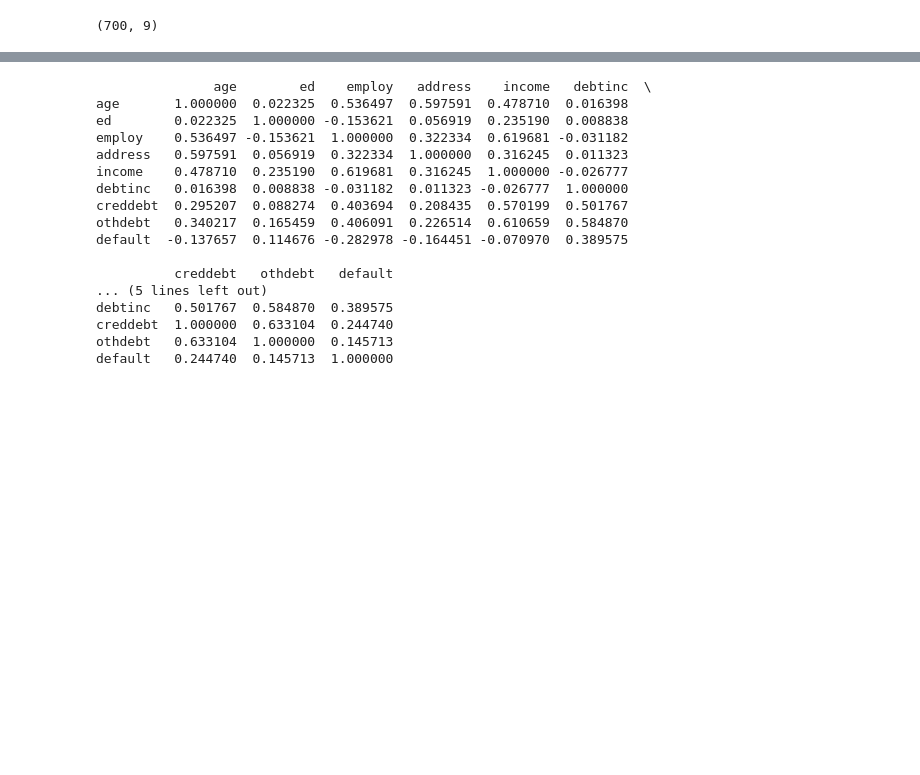
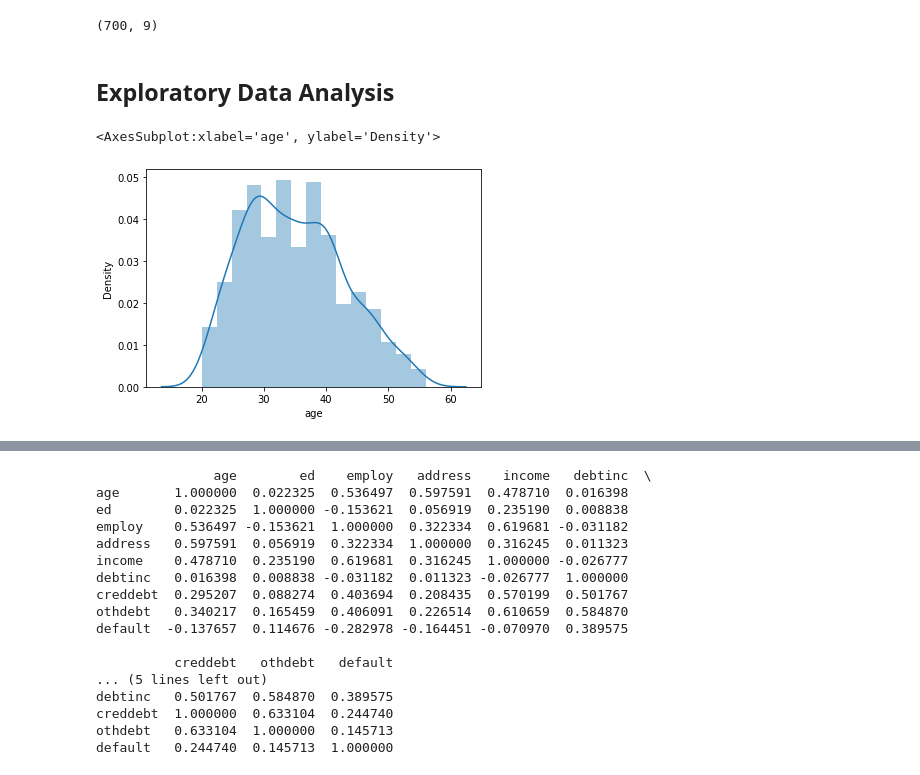
Before and after one commit to avinashsajeevan/Bank-Loan-Default-Prediction, a Jupyter notebook: Bank Loan Default Case.ipynb, the cells around one changed output, grey strips where cells are left out. Drawn from its saved outputs; the diff is of its cells as text; code cells hidden in the pictures; blank space fills up the shorter version.

```diff
--- a/Bank Loan Default Case.ipynb
+++ b/Bank Loan Default Case.ipynb
@@ -63,3 +83,11 @@ dtype: int64
 print(df.shape)
 # %% [output]
 (700, 9)
+# %% [markdown]
+## Exploratory Data Analysis
+# %%
+# numerical attributes visualization
+sns.distplot(df["age"])
+# %% [output]
+<AxesSubplot:xlabel='age', ylabel='Density'>
+[figure, added]
```
Also changed, not shown: parts of 21 cells of this notebook.
